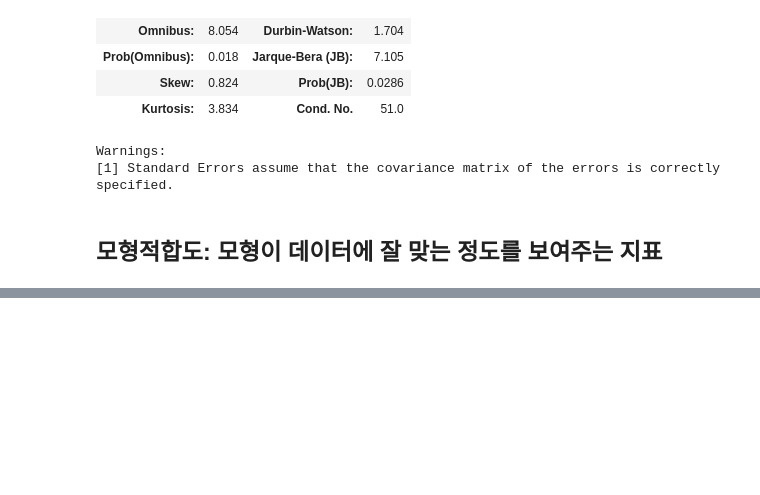
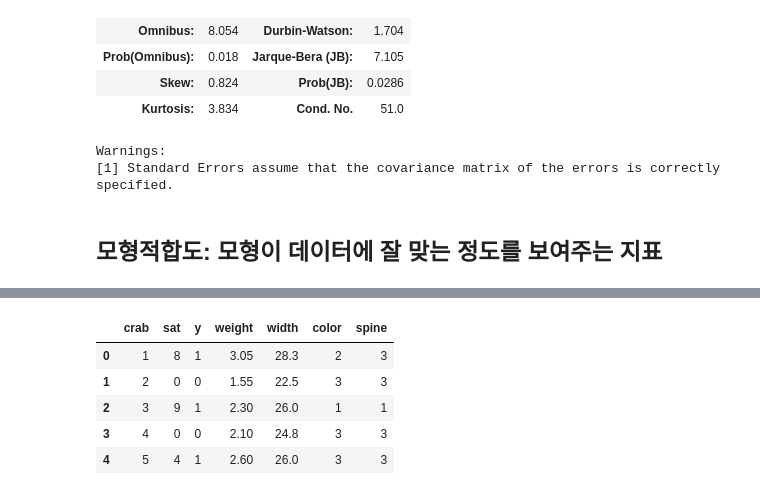
Before and after one commit to silent10z/basic-static, a Jupyter notebook: regression.ipynb, the cells around one changed output, grey strips where cells are left out. Saved outputs shown, nothing was run; the diff lists cells and outputs as text; code cells hidden in the pictures; blank space fills up the shorter version.

```diff
--- a/Untitled.ipynb
+++ b/regression.ipynb
@@ -134,0 +204,11 @@ R-squared : 0.656
+# %%
+import pandas as pd
+df = pd.read_csv('./data/crab.csv')
+df.head()
+# %% [output]
+|  | crab | sat | y | weight | width | color | spine |
+| 0 | 1 | 8 | 1 | 3.05 | 28.3 | 2 | 3 |
+| 1 | 2 | 0 | 0 | 1.55 | 22.5 | 3 | 3 |
+| 2 | 3 | 9 | 1 | 2.30 | 26.0 | 1 | 1 |
+| 3 | 4 | 0 | 0 | 2.10 | 24.8 | 3 | 3 |
+| 4 | 5 | 4 | 1 | 2.60 | 26.0 | 3 | 3 |
```
Also changed, not shown: parts of 29 cells of this notebook, 2 other files.
